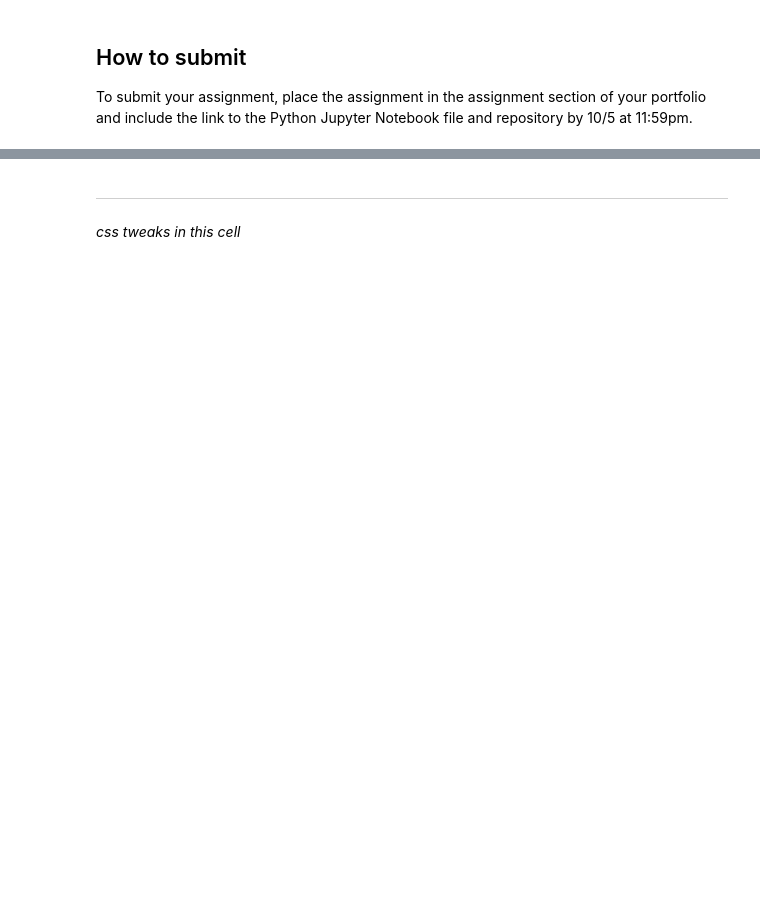
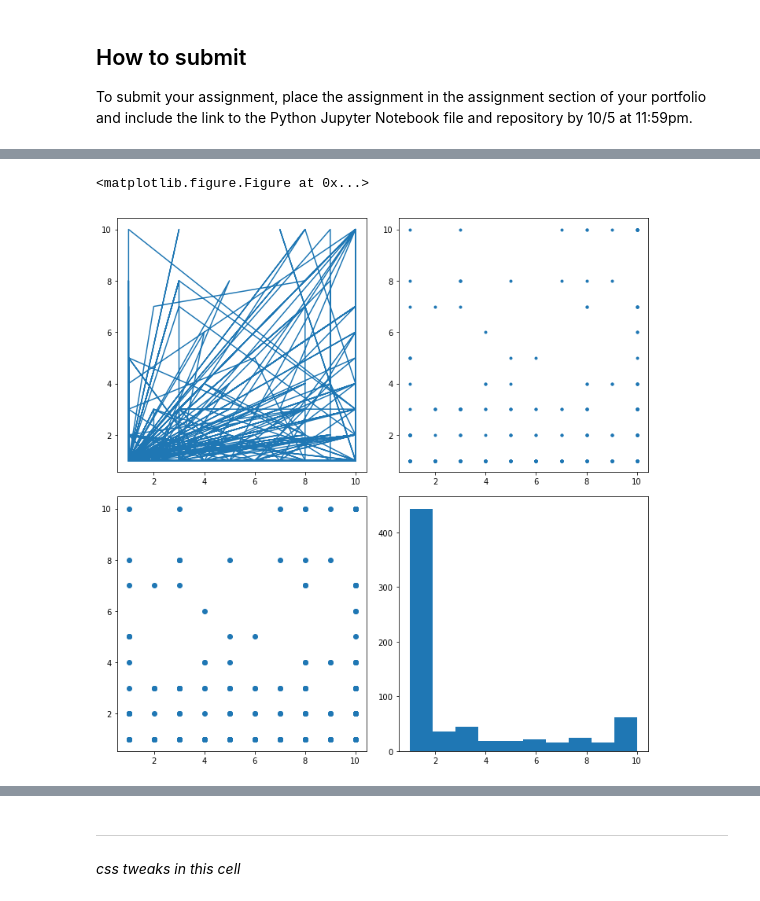
Before and after one commit to bsharvey/EMSEDataAnalytics, a Jupyter notebook: EMSE6992_Assignments/HW1.ipynb, the cells around one changed output, grey strips where cells are left out. Drawn from its saved outputs; the diff is of its cells as text; code cells hidden in the pictures; blank space fills up the shorter version.

```diff
--- a/EMSE6992_Assignments/HW1.ipynb
+++ b/EMSE6992_Assignments/HW1.ipynb
@@ -88,0 +121,6 @@ Add examples of Pandas using data manipulation and plotting techniques against y
+# %%
+import numpy as np
+import matplotlib.pyplot as plt
+
+df=pd.read_csv("data/breast-cancer-wisconsin.csv")
+df.head(7)
@@ -93,0 +283,13 @@ To submit your assignment, place the assignment in the assignment section of you
+# %%
+#Use a more object oriented approach by using the subplots function to set both figure and axis.
+figure()
+fig, axes=plt.subplots(figsize=(10,10), nrows=2, ncols=2)
+axes[0][0].plot(df.Normal_Nucleoli, df.Mitoses)
+axes[0][1].plot(df.Normal_Nucleoli, df.Mitoses, '.')
+axes[1][0].scatter(df.Normal_Nucleoli, df.Mitoses)
+axes[1][1].hist(df.Normal_Nucleoli)
+fig.tight_layout()
+show(fig)
+# %% [output]
+<matplotlib.figure.Figure at 0x...>
+[figure, added]
```
Also changed, not shown: parts of 32 cells of this notebook, 7 other files.
